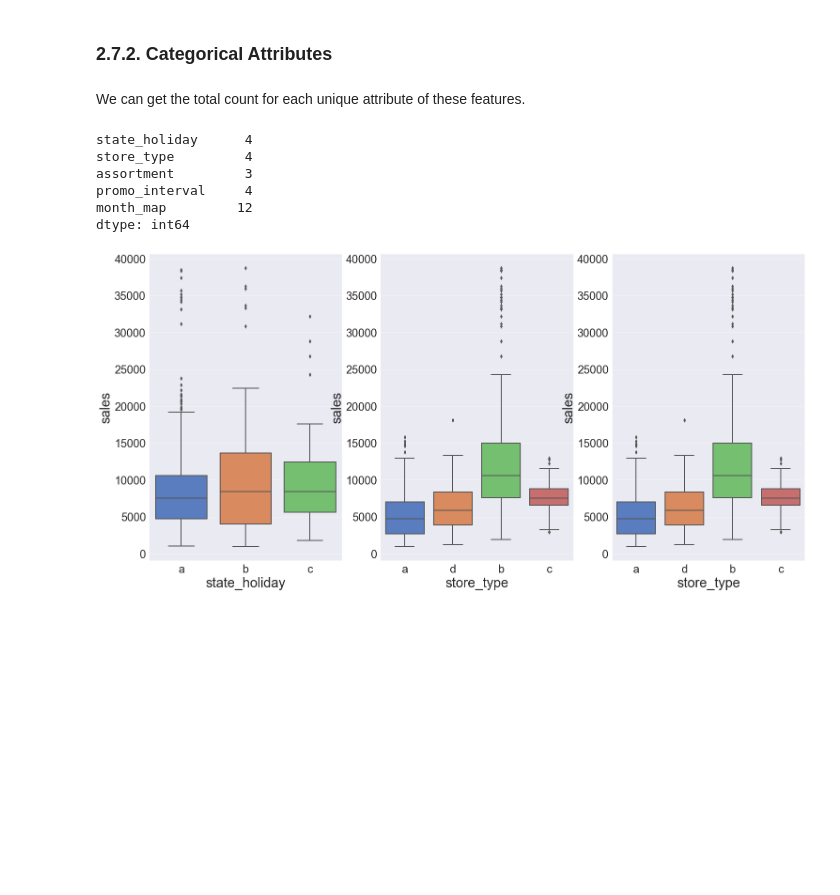
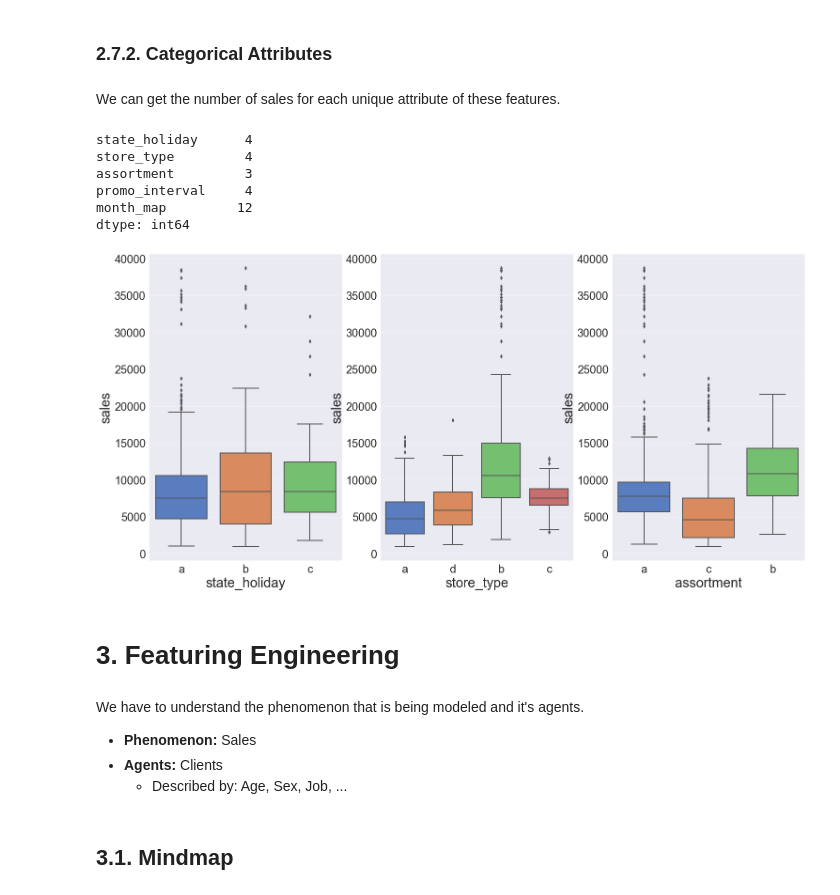
Before and after one commit to Gutscs/Rossmann-Forecasting-Sales, a Jupyter notebook: RossmanSales.ipynb, the cells around one changed output. Cells and saved outputs as stored; diff of their text form; code cells hidden in the pictures; blank space fills up the shorter version.

Commit message:
:hammer: Add steps until Featuring Engineering

```diff
--- a/RossmanSales.ipynb
+++ b/RossmanSales.ipynb
@@ -194,7 +195,7 @@ df1['promo2_since_week'].fillna(df1['date'].dt.isocalendar().week, inplace = Tru
 df1['promo_interval'].fillna(0, inplace = True)
 
 # month map to help the operation
-month_map = {1 : 'Jan', 2 : 'Fev', 3 : 'Mar', 4 : 'Apr', 5 : 'May', 6 : 'Jun', 7 : 'Jul', 8 : 'Aug', 9 : 'Sep',
+month_map = {1 : 'Jan', 2 : 'Fev', 3 : 'Mar', 4 : 'Apr', 5 : 'May', 6 : 'Jun', 7 : 'Jul', 8 : 'Aug', 9 : 'Sept',
  10 : 'Oct', 11 : 'Nov', 12 : 'Dec'}
 
 df1['month_map'] = df1['date'].dt.month.map( month_map )
@@ -224,12 +225,12 @@ dtype: int64
 ## 2.6. Change Data Types
 # %%
 # competition data to int
-df1['competition_open_since_month'] = df1['competition_open_since_month'].astype("int64")
-df1['competition_open_since_year'] = df1['competition_open_since_year'].astype("int64")
+df1['competition_open_since_month'] = df1['competition_open_since_month'].astype( int )
+df1['competition_open_since_year'] = df1['competition_open_since_year'].astype( int )
 
 # promo data to int
-df1['promo2_since_week'] = df1['promo2_since_week'].astype("int64")
-df1['promo2_since_year'] = df1['promo2_since_year'].astype("int64")
+df1['promo2_since_week'] = df1['promo2_since_week'].astype( int )
+df1['promo2_since_year'] = df1['promo2_since_year'].astype( int )
 # %% [markdown]
 ## 2.7. Descriptive Statistics
 # %% [markdown]
@@ -307,7 +309,7 @@ plt.show()
 # %% [markdown]
 ### 2.7.2. Categorical Attributes
 # %% [markdown]
-We can get the total count for each unique attribute of these features.
+We can get the number of sales for each unique attribute of these features.
 # %%
 # Qtd. of unique attributes per feature
 cat_attributes.apply(lambda x: x.unique().shape[0])
@@ -321,14 +323,22 @@ dtype: int64
 # %%
 aux1 = df1[(df1['state_holiday'] != '0') & (df1['sales'] > 0)]
 
 fig, axes = plt.subplots(1, 3)
 
 _ = sns.boxplot(x = 'state_holiday', y = 'sales', data = aux1, ax = axes[0])
-_ = plt.subplot(1,3,2)
 _ = sns.boxplot(x = 'store_type', y = 'sales', data = aux1, ax = axes[1])
-_ = plt.subplot(1,3,3)
-_ = sns.boxplot(x = 'store_type', y = 'sales', data = aux1, ax = axes[2])
+_ = sns.boxplot(x = 'assortment', y = 'sales', data = aux1, ax = axes[2])
 
 plt.show()
 # %% [output]
-[figure, old version]
+[figure, new version]
+# %% [markdown]
+# 3. Featuring Engineering
+# %% [markdown]
+We have to understand the phenomenon that is being modeled and it's agents.
+
+* **Phenomenon:** Sales
+* **Agents:** Clients
+    - Described by: Age, Sex, Job, ...
+# %% [markdown]
+## 3.1. Mindmap
```
Also changed, not shown: parts of 27 cells of this notebook.
